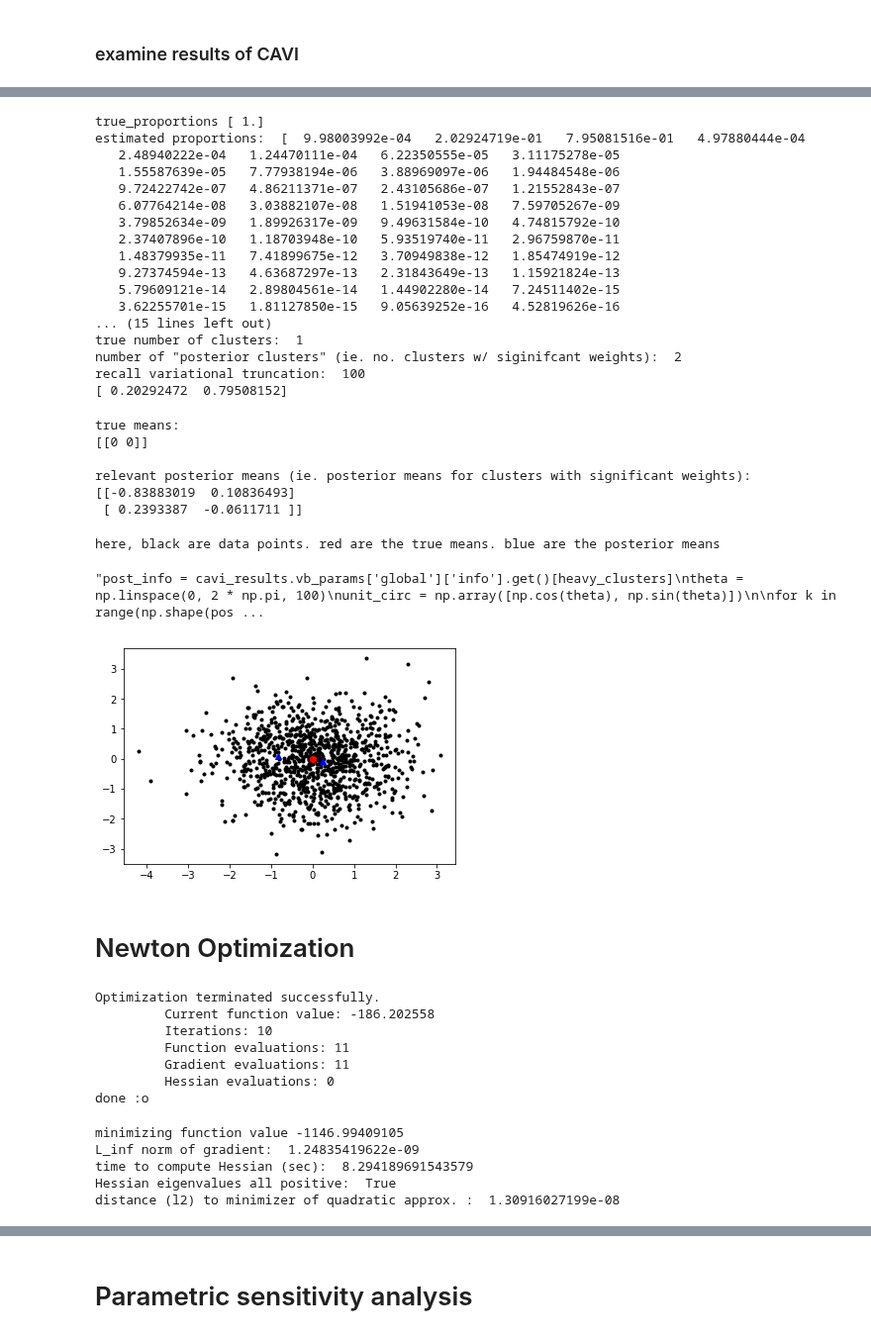
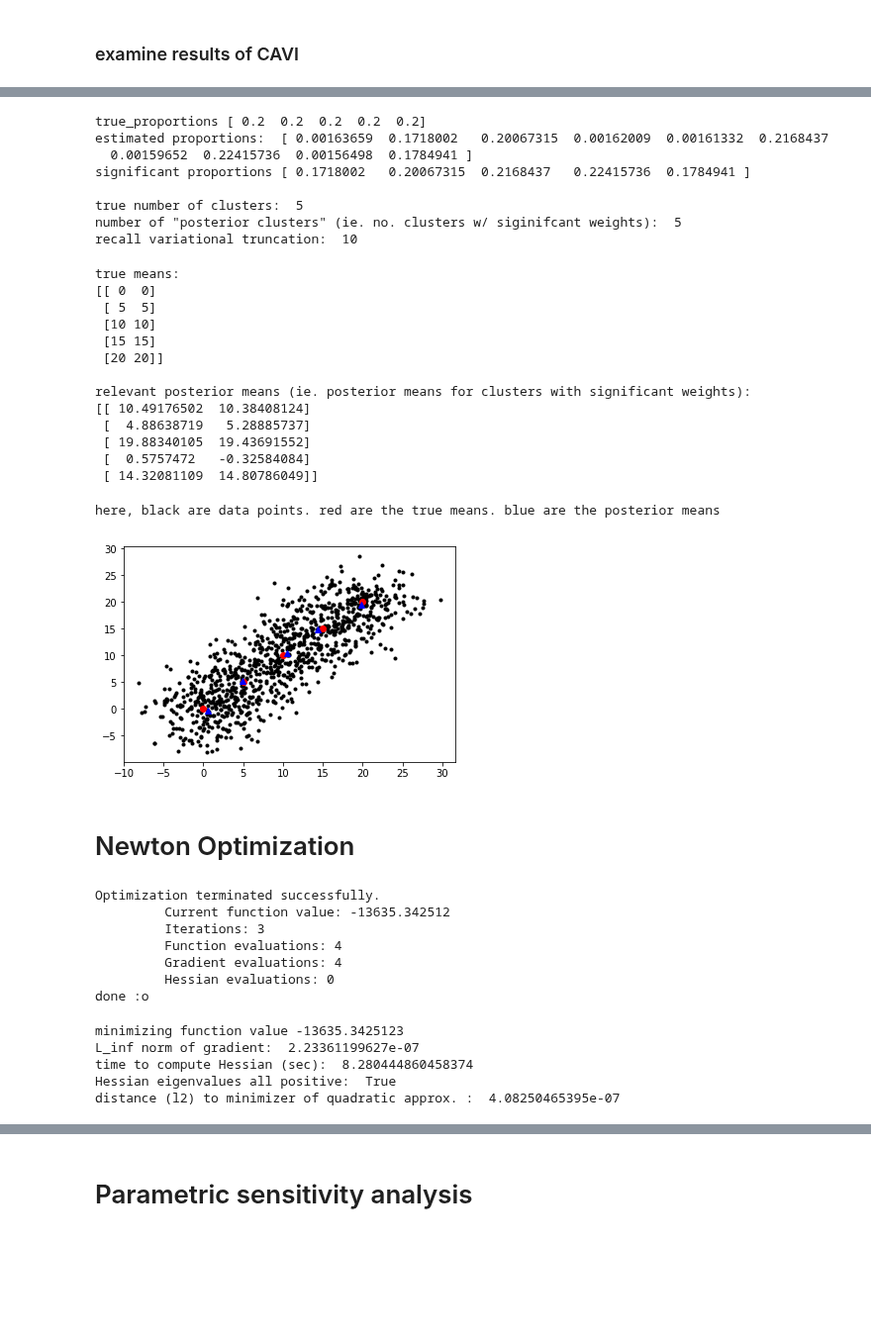
Before and after one commit to Runjing-Liu120/Variational_BNP_robustness, a Jupyter notebook: DP_mixture/DP_normal_mixture.ipynb, the cells around one changed output, grey strips where cells are left out. Shown at 99% size. Saved outputs shown, nothing was run; the diff lists cells and outputs as text; code cells hidden in the pictures; blank space fills up the shorter version.

```diff
--- a/DP_mixture/DP_normal_mixture.ipynb
+++ b/DP_mixture/DP_normal_mixture.ipynb
@@ -38,7 +38,7 @@ np.random.seed(52432)
 # data parameters
 num_obs = 1000 # number of observations
 x_dim = 2 # dimension of observations
-k_true = 2 # true number of clusters
+k_true = 5 # true number of clusters
 
 info_x = 0.1 * np.eye(x_dim)
 
@@ -51,7 +51,7 @@ prior_mu = np.mean(x, axis = 0)
 prior_info = 0.1 * np.eye(x_dim)
 
 # variational truncation
-k_approx = 100
+k_approx = 10
 # %%
 # visualize the data
 plt.plot(x[:,0], x[:,1], 'k.')
@@ -163,33 +164,23 @@ post_pi[-1] = stick_remain[-1]
 assert(np.abs(np.sum(post_pi) - 1.) < 10**(-10))
 
 print('true_proportions', true_pi)
-print('estimated proportions: ', post_pi, '\n')
+print('estimated proportions: ', post_pi)
+print('significant proportions', post_pi[heavy_clusters], '\n')
 
 heavy_clusters = post_pi > 1 / k_approx # clusters with significant weights
 
 print('true number of clusters: ', k_true)
 print('number of "posterior clusters" (ie. no. clusters w/ siginifcant weights): ', np.sum(post_pi > 1 / k_approx))
 print('recall variational truncation: ', k_approx)
-
-print(post_pi[heavy_clusters])
 # %% [output]
-true_proportions [ 1.]
-estimated proportions:  [  9.98003992e-04   2.02924719e-01   7.95081516e-01   4.97880444e-04
-   2.48940222e-04   1.24470111e-04   6.22350555e-05   3.11175278e-05
-   1.55587639e-05   7.77938194e-06   3.88969097e-06   1.94484548e-06
-   9.72422742e-07   4.86211371e-07   2.43105686e-07   1.21552843e-07
-   6.07764214e-08   3.03882107e-08   1.51941053e-08   7.59705267e-09
-   3.79852634e-09   1.89926317e-09   9.49631584e-10   4.74815792e-10
-   2.37407896e-10   1.18703948e-10   5.93519740e-11   2.96759870e-11
-   1.48379935e-11   7.41899675e-12   3.70949838e-12   1.85474919e-12
-   9.27374594e-13   4.63687297e-13   2.31843649e-13   1.15921824e-13
-   5.79609121e-14   2.89804561e-14   1.44902280e-14   7.24511402e-15
-   3.62255701e-15   1.81127850e-15   9.05639252e-16   4.52819626e-16
-... (15 lines left out)
-true number of clusters:  1
-number of "posterior clusters" (ie. no. clusters w/ siginifcant weights):  2
-recall variational truncation:  100
-[ 0.20292472  0.79508152]
+true_proportions [ 0.2  0.2  0.2  0.2  0.2]
+estimated proportions:  [ 0.00163659  0.1718002   0.20067315  0.00162009  0.00161332  0.2168437
+  0.00159652  0.22415736  0.00156498  0.1784941 ]
+significant proportions [ 0.1718002   0.20067315  0.2168437   0.22415736  0.1784941 ]
+
+true number of clusters:  5
+number of "posterior clusters" (ie. no. clusters w/ siginifcant weights):  5
+recall variational truncation:  10
 # %%
 # lets look at posterior means
 print('true means: ')
@@ -200,34 +191,32 @@ post_mean = cavi_results.vb_params['global']['mu'].get()[heavy_clusters, :]
 print(post_mean)
 # %% [output]
 true means:
-[[0 0]]
+[[ 0  0]
+ [ 5  5]
+ [10 10]
+ [15 15]
+ [20 20]]
 
 relevant posterior means (ie. posterior means for clusters with significant weights):
-[[-0.83883019  0.10836493]
- [ 0.2393387  -0.0611711 ]]
+[[ 10.49176502  10.38408124]
+ [  4.88638719   5.28885737]
+ [ 19.88340105  19.43691552]
+ [  0.5757472   -0.32584084]
+ [ 14.32081109  14.80786049]]
 # %%
 # visualize the data
 plt.plot(x[:,0], x[:,1], 'k.')
 for k in range(k_true):
     plt.plot(true_mu[k, 0], true_mu[k, 1], 'ro')
 
 for k in range(np.shape(post_mean)[0]):
     plt.plot(post_mean[k, 0], post_mean[k, 1], 'b^')
 
 
 print('here, black are data points. red are the true means. blue are the posterior means')
-
-
-"""post_info = cavi_results.vb_params['global']['info'].get()[heavy_clusters]
-theta = np.linspace(0, 2 * np.pi, 100)
-unit_circ = np.array([np.cos(theta), np.sin(theta)])
-
-for k in range(np.shape(post_mean)[0]):
-    plt.plot()"""
 # %% [output]
 here, black are data points. red are the true means. blue are the posterior means
-"post_info = cavi_results.vb_params['global']['info'].get()[heavy_clusters]\ntheta = np.linspace(0, 2 * np.pi, 100)\nunit_circ = np.array([np.cos(theta), np.sin(theta)])\n\nfor k in range(np.shape(pos ...
-[figure, old version]
+[figure, new version]
 # %% [markdown]
 # Newton Optimization
 # %%
@@ -248,10 +237,10 @@ newton_tr_init = cavi_results.vb_params['global'].get_free() # initialize with r
 newton_tr_opt = minimize_kl(kl_obj, newton_tr_init) # run Newton
 # %% [output]
 Optimization terminated successfully.
-         Current function value: -186.202558
-         Iterations: 10
-         Function evaluations: 11
-         Gradient evaluations: 11
+         Current function value: -13635.342512
+         Iterations: 3
+         Function evaluations: 4
+         Gradient evaluations: 4
          Hessian evaluations: 0
 done :o
 # %%
@@ -280,11 +269,11 @@ print('time to compute Hessian (sec): ', hessian_time)
 print('Hessian eigenvalues all positive: ', np.all(hessian_evals > 0))
 print('distance (l2) to minimizer of quadratic approx. : ', np.linalg.norm(-np.linalg.solve(kl_hessian, kl_grad)))
 # %% [output]
-minimizing function value -1146.99409105
-L_inf norm of gradient:  1.24835419622e-09
-time to compute Hessian (sec):  8.294189691543579
+minimizing function value -13635.3425123
+L_inf norm of gradient:  2.23361199627e-07
+time to compute Hessian (sec):  8.280444860458374
 Hessian eigenvalues all positive:  True
-distance (l2) to minimizer of quadratic approx. :  1.30916027199e-08
+distance (l2) to minimizer of quadratic approx. :  4.08250465395e-07
 # %%
 # plot posterior predictive
 e_z = newton_results.vb_params['local']['e_z'].get()
```
Also changed, not shown: parts of 17 cells of this notebook.
